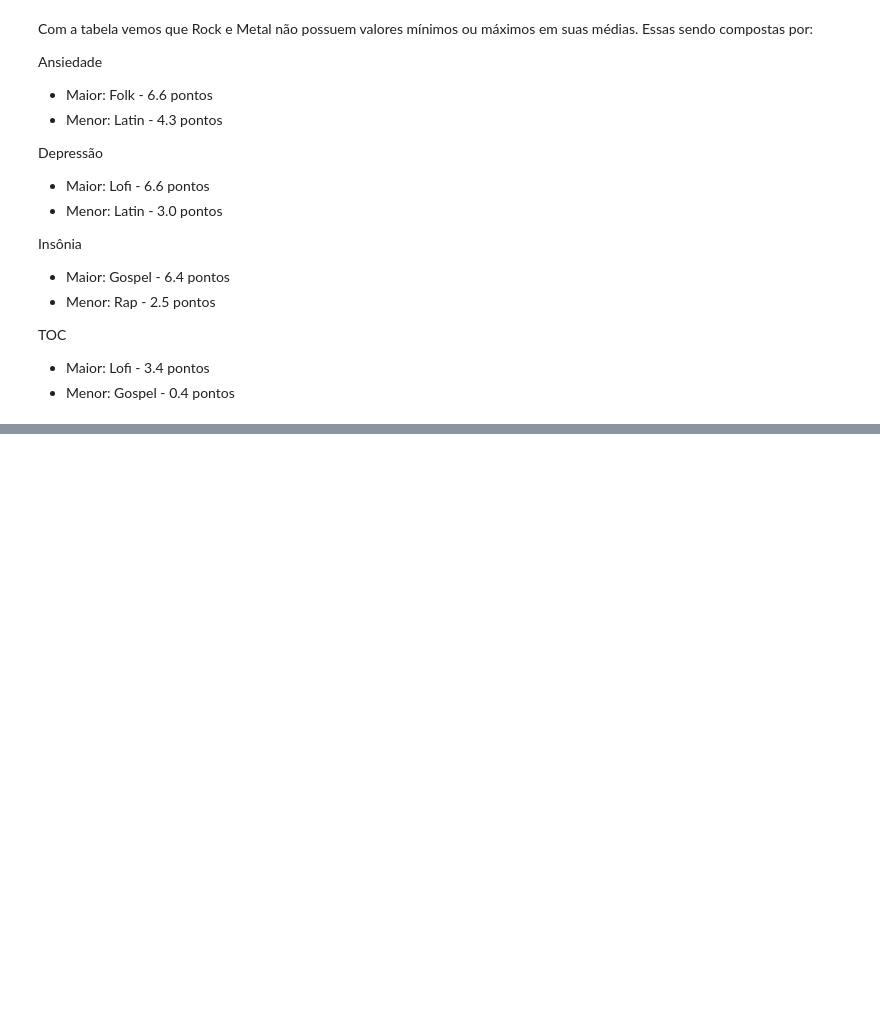
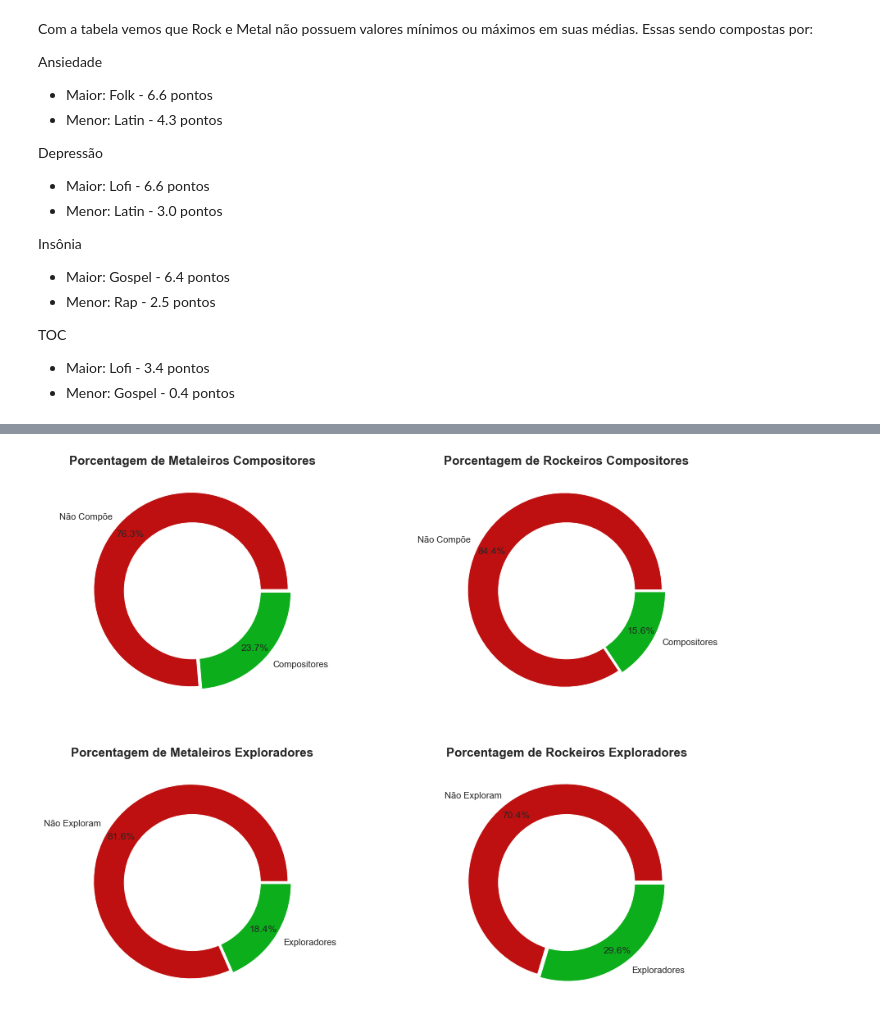
Before and after one commit to JoSEPHDev2022/Mental_Health_X_Music, a Jupyter notebook: analise_exp.ipynb, the cells around one changed output, grey strips where cells are left out. Drawn from its saved outputs; the diff is of its cells as text; code cells hidden in the pictures; blank space fills up the shorter version.

```diff
--- a/analise_exp.ipynb
+++ b/analise_exp.ipynb
@@ -975,0 +998,74 @@ TOC
+# %%
+fig = plt.figure(figsize=(15, 12))
+
+# Gráfico 1: Metaleiros Compositores
+fig.add_subplot(221)
+qtde_0 = [58, 18]
+labels_0 = ['Não Compõe', 'Compositores']
+
+colors_0 = ['#BE1010', '#0CAE1C']
+explode_0 = (0.02, 0.02)
+
+plt.pie(qtde_0, labels=labels_0, colors=colors_0,
+        autopct='%1.1f%%', pctdistance=0.85, explode=explode_0)
+
+circle_0 = plt.Circle((0,0), 0.70, fc='white')
+fig_0 = plt.gcf()
+
+fig_0.gca().add_artist(circle_0)
+plt.title('Porcentagem de Metaleiros Compositores', fontsize=15, fontweight='bold')
+
+# Gráfico 2: Rockeiros Compositores
+fig.add_subplot(222)
+qtde_1 = [151, 28]
+labels_1 = ['Não Compõe', 'Compositores']
+
+colors_1 = ['#BE1010', '#0CAE1C']
+explode_1 = (0.02, 0.02)
+
+plt.pie(qtde_1, labels=labels_1, colors=colors_1,
+        autopct='%1.1f%%', pctdistance=0.85, explode=explode_1)
+
+circle_1 = plt.Circle((0,0), 0.70, fc='white')
+fig_1 = plt.gcf()
+
+fig_1.gca().add_artist(circle_1)
+plt.title('Porcentagem de Rockeiros Compositores',fontsize=15, fontweight='bold')
+
+# Gráfico 3: Metaleiros Exploradores
+fig.add_subplot(223)
+qtde_1 = [62, 14]
+labels_1 = ['Não Exploram', 'Exploradores']
+
+colors_1 = ['#BE1010', '#0CAE1C']
+explode_1 = (0.02, 0.02)
+
+plt.pie(qtde_1, labels=labels_1, colors=colors_1,
+        autopct='%1.1f%%', pctdistance=0.85, explode=explode_1)
+
+circle_1 = plt.Circle((0,0), 0.70, fc='white')
+fig_1 = plt.gcf()
+
+fig_1.gca().add_artist(circle_1)
+plt.title('Porcentagem de Metaleiros Exploradores', fontsize=15, fontweight='bold')
+
+# Gráfico 4: Rockeiros Exploradores
+fig.add_subplot(224)
+qtde_1 = [126, 53]
+labels_1 = ['Não Exploram', 'Exploradores']
+
+colors_1 = ['#BE1010', '#0CAE1C']
+explode_1 = (0.02, 0.02)
+
+plt.pie(qtde_1, labels=labels_1, colors=colors_1,
+        autopct='%1.1f%%', pctdistance=0.85, explode=explode_1)
+
+circle_1 = plt.Circle((0,0), 0.70, fc='white')
+fig_1 = plt.gcf()
+
+fig_1.gca().add_artist(circle_1)
+plt.title('Porcentagem de Rockeiros Exploradores', fontsize=15, fontweight='bold')
+
+plt.show()
+# %% [output]
+[figure, added]
```
Also changed, not shown: parts of 2 cells of this notebook.
